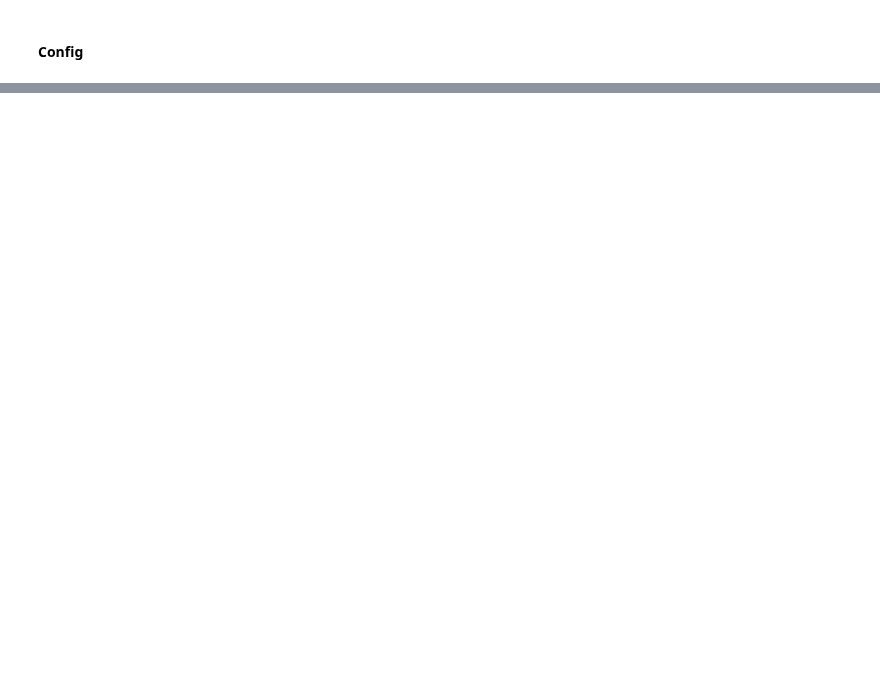
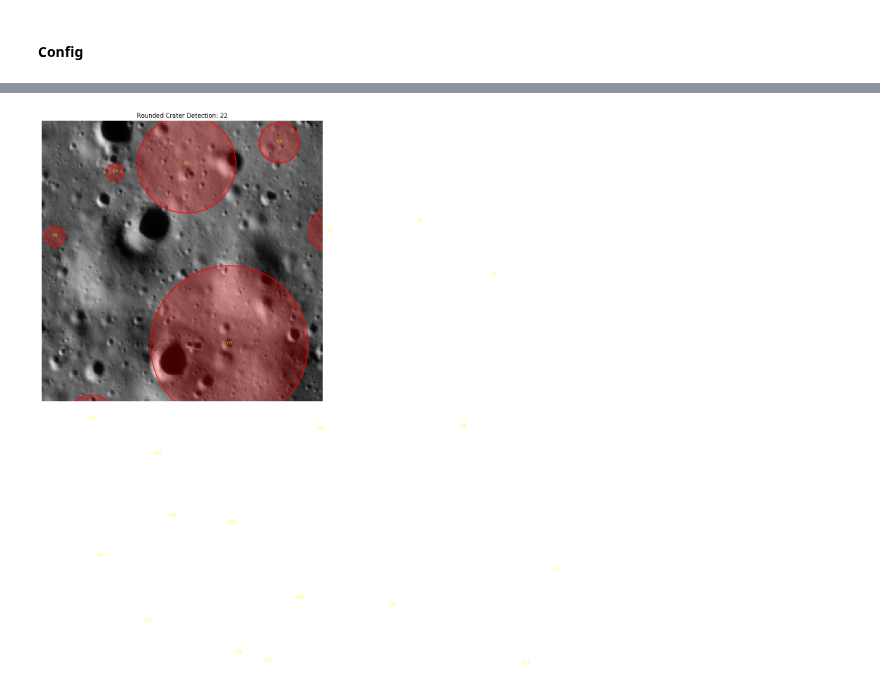
Before and after one commit to Dharun-prasath/LunaSurface-AI, a Jupyter notebook: Backend/Lunar.ipynb, the cells around one changed output, grey strips where cells are left out. Saved outputs shown, nothing was run; the diff lists cells and outputs as text; code cells hidden in the pictures; blank space fills up the shorter version.

```diff
--- a/Backend/Lunar.ipynb
+++ b/Backend/Lunar.ipynb
@@ -400,0 +692,100 @@ print("Final Model Saved")
+# %%
+import torch
+import torch.nn.functional as F
+import numpy as np
+import matplotlib.pyplot as plt
+from scipy import ndimage
+from matplotlib.patches import Circle
+from PIL import Image
+from torchvision import transforms
+
+# ----------------------------
+# 1. Load your trained model
+# ----------------------------
+seg_model.load_state_dict(torch.load("lunar_ssl_segmentation_advanced.pth", map_location=DEVICE))
+seg_model.to(DEVICE)
+seg_model.eval()
+
+# ----------------------------
+# 2. Load your own sample image
+# ----------------------------
+img_path = "/Users/pheonix/Documents/Minor Project/LunaSurface-AI/Backend/Moon_Data/patches/ohr_000/ohr_000_patch_0053.png"   # change to your image name
+
+img_pil = Image.open(img_path).convert("L")   # grayscale
+
+# same size as training
+transform = transforms.Compose([
+    transforms.Resize((256,256)),
+    transforms.ToTensor()
+])
+
+img_tensor = transform(img_pil).unsqueeze(0).to(DEVICE)
+
+# ----------------------------
+# 3. Predict
+# ----------------------------
+with torch.no_grad():
+    pred = seg_model(img_tensor)
+    pred_class = torch.argmax(F.softmax(pred, dim=1), dim=1)
+
+# ----------------------------
+# 4. Convert to numpy
+# ----------------------------
+img_np = img_tensor[0,0].cpu().numpy()
+pred_np = pred_class[0].cpu().numpy()
+
+# crater class = 1
+binary = (pred_np == 1).astype(np.uint8)
+
+# ----------------------------
+# 5. Detect crater regions
+# ----------------------------
+labeled, num = ndimage.label(binary)
+
+fig, ax = plt.subplots(figsize=(10,10))
+ax.imshow(img_np, cmap="gray")
+
+count = 0
+
+for i in range(1, num + 1):
+
+    ys, xs = np.where(labeled == i)
+    area = len(xs)
+
+    # remove tiny noise
+    if area < 30:
+        continue
+
+    cx = xs.mean()
+    cy = ys.mean()
+
+    radius = np.sqrt(area / np.pi)
+
+    circ = Circle(
+        (cx, cy),
+        radius,
+        edgecolor="red",
+        facecolor=(1, 0, 0, 0.25),
+        linewidth=1.5
+    )
+
+    ax.add_patch(circ)
+
+    count += 1
+
+    ax.text(
+        cx, cy,
+        f"C{count}",
+        color="yellow",
+        fontsize=8,
+        ha="center"
+    )
+
+# ----------------------------
+# 6. Show output
+# ----------------------------
+ax.set_title(f"Rounded Crater Detection: {count}")
+ax.axis("off")
+plt.show()
+# %% [output]
+[figure, added]
```
Also changed, not shown: parts of 14 cells of this notebook, 48 other files.
